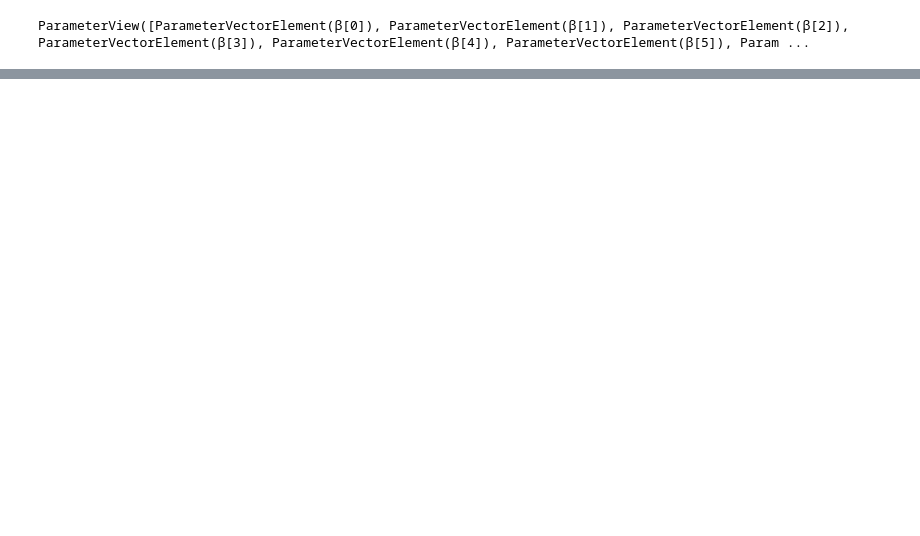
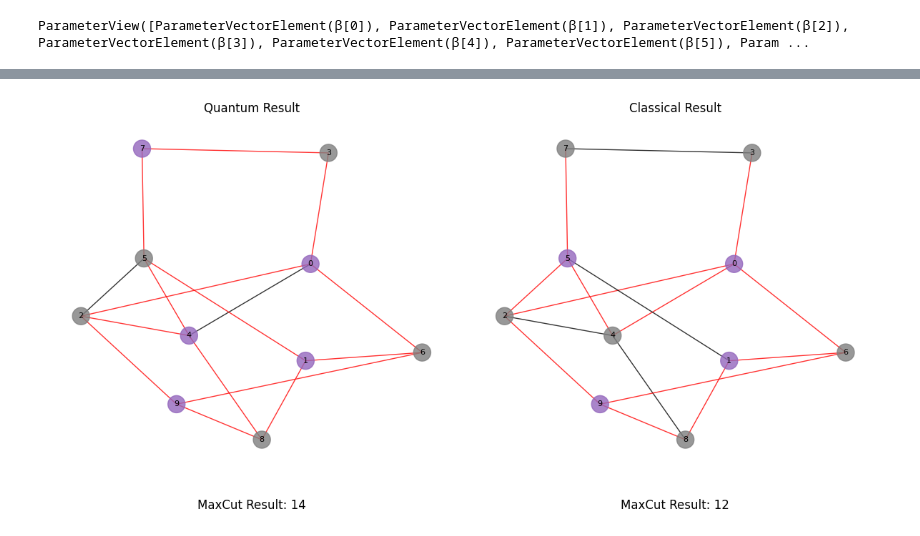
Before and after one commit to Huaiyuan-Jing/Quantum_Algorithm, a Jupyter notebook: QAOA.ipynb, the cells around one changed output, grey strips where cells are left out. Drawn from its saved outputs; the diff is of its cells as text; code cells hidden in the pictures; blank space fills up the shorter version.

```diff
--- a/QAOA.ipynb
+++ b/QAOA.ipynb
@@ -34,8 +30,0 @@ edge_list = [(u, v, data['weight']) for u, v, data in graph.edges(data=True)]
-# %%
-import rustworkx as rx
-from rustworkx.visualization import mpl_draw as draw_graph
-import numpy as np
-graph = rx.PyGraph()
-graph.add_nodes_from(np.arange(0, n, 1))
-graph.add_edges_from(edge_list)
-draw_graph(graph, node_size=600, with_labels=True)
@@ -231,10 +187,10 @@ plot_result(graph, most_likely_bitstring)
 # %%
 from typing import Sequence
-def evaluate_sample(x: Sequence[int], graph: rx.PyGraph) -> float:
-    assert len(x) == len(list(graph.nodes())), "The length of x must coincide with the number of nodes in the graph."
+def evaluate_sample(x: Sequence[int]) -> float:
+    assert len(x) == n  # "The length of x must coincide with the number of nodes in the graph."
     return sum((x[u] * (1 - x[v]) + x[v] * (1 - x[u])) * weight for u, v, weight in edge_list)
-
-
-cut_value= evaluate_sample(most_likely_bitstring, graph)
-print('The value of the cut is:', cut_value)
+res.sort(key=lambda x: max([evaluate_sample(to_bitstring(x[1], n)[::-1]) for i in range(20)]), reverse=True)
+most_likely_bitstring = to_bitstring(res[0][1], n)[::-1]
+print('The value of the cut is:', evaluate_sample(most_likely_bitstring))
+print('The solution of the cut is:', most_likely_bitstring)
 # %% [output]
@@ -293,0 +236,64 @@ Partition: {0: 0, 1: 1, 2: 1, 3: 0, 4: 0, 5: 1, 6: 0, 7: 0}
+# %%
+import matplotlib.pyplot as plt
+import networkx as nx
+
+# Auxiliary function to plot graphs with custom edge colors
+def plot_result(G, x, ax, pos, result, title="Graph Plot"):
+    # Node colors based on input x
+    node_colors = ["tab:grey" if i == 0 else "tab:purple" for i in x]
+
+    # Edge colors based on node states
+    edge_colors = ["red" if x[st] != x[ed] else "black" for (st, ed) in G.edges()]
+
+    # Debugging prints
+    for edge, color in zip(G.edges(), edge_colors):
+        print(f"Edge {edge}: {color}")
+
+    # Draw the graph with specified edge and node colors
+    nx.draw(
+        G,
+        pos,
+        ax=ax,
+        with_labels=False,
+        node_color=node_colors,
+        edge_color=edge_colors,
+        node_size=300,
+        alpha=0.8,
+    )
+
+    # Add node labels
+    for node, (x, y) in pos.items():
+        ax.text(x, y, str(node), fontsize=8, ha="center", va="center", color="black")
+    ax.text(0.5, -0.1, f"MaxCut Result: {result}", fontsize=12, ha="center", va="center", transform=ax.transAxes)
+    ax.set_title(title)
+
+# Generate the graph layout only once
+pos = nx.spring_layout(graph)  # Generate layout (positions) for nodes
+
+# Create a figure with two subplots
+fig, axes = plt.subplots(1, 2, figsize=(12, 6))  # 1 row, 2 columns
+
+# Plot the first result with edge colors
+plot_result(
+    graph,
+    most_likely_bitstring,
+    axes[0],
+    pos,
+    evaluate_sample(most_likely_bitstring),
+    title="Quantum Result",
+)
+
+# Plot the second result with edge colors
+plot_result(
+    graph,
+    [partition[i] for i in range(len(graph.nodes))],
+    axes[1],
+    pos,
+    max_cut_value,
+    title="Classical Result",
+)
+
+# Adjust layout to prevent overlap
+plt.tight_layout()
+plt.show()
+# %% [output]
@@ -293,0 +317 @@ Partition: {0: 0, 1: 1, 2: 1, 3: 0, 4: 0, 5: 1, 6: 0, 7: 0}
+[figure, added]
```
Also changed, not shown: parts of 15 cells of this notebook.
